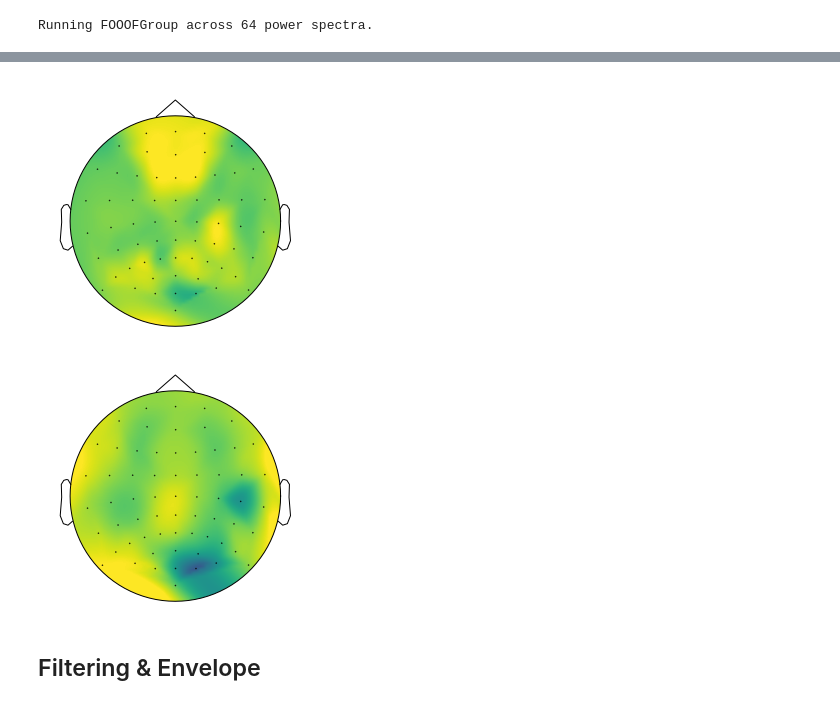
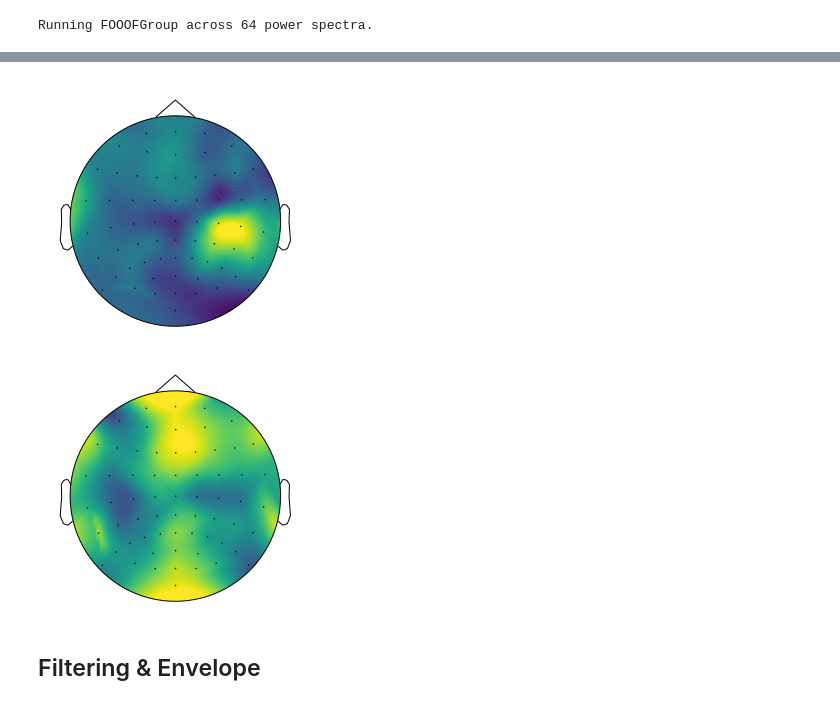
Before and after one commit to TomDonoghue/EEGparam, a Jupyter notebook: notebooks/FOOOF-EEG.ipynb, the cells around one changed output, grey strips where cells are left out. Drawn from its saved outputs; the diff is of its cells as text; code cells hidden in the pictures.

```diff
--- a/notebooks/FOOOF-EEG.ipynb
+++ b/notebooks/FOOOF-EEG.ipynb
@@ -60,6 +65,7 @@ avg_func = np.mean
 # Get list of subject files
 subj_files = os.listdir(dat_path)
 subj_files = [file for file in subj_files if extension.lower() in file.lower()]
+subj_files = sorted(subj_files)
 # %%
 # Get & check which subject is being run
 subj_file = subj_files[sub_ind]
@@ -287,12 +315,10 @@ plt.plot(eeg_dat.times[inds[0]:inds[1]], eeg_dat._data[ch_ind, inds[0]:inds[1]])
 n_fft, n_overlap, n_per_seg = int(2*srate), int(srate), int(2*srate)
 
 # Data settings
-fmin, fmax = 1, 50
-tmin, tmax = 5, 125
-#tmin, tmax = 10, 130
-#tmin, tmax = 100, 220
-#tmin, tmax = 1500, 1620
+fmin, fmax = (1, 50)
+tmin, tmax = (5, 125)
 
 # Calculate PSDs (across all channels) - from the first 2 minute of data
-psds, freqs = mne.time_frequency.psd_welch(eeg_dat, fmin=fmin, fmax=fmax, tmin=tmin ,tmax=tmax,
-                                           n_fft=n_fft, n_overlap=n_overlap, n_per_seg=n_per_seg, verbose=False)
+psds, freqs = mne.time_frequency.psd_welch(
+    eeg_dat, fmin=fmin, fmax=fmax, tmin=tmin ,tmax=tmax,
+    n_fft=n_fft, n_overlap=n_overlap, n_per_seg=n_per_seg, verbose=False)
@@ -299,7 +344,8 @@ psds, freqs = mne.time_frequency.psd_welch(eeg_dat, fmin=fmin, fmax=fmax, tmin=t
 # %%
 # Initialize FOOOFGroup object
 f_range = [3, 25]
-fg = FOOOFGroup(peak_width_limits=[1, 6], max_n_peaks=6, min_peak_amplitude=0.05, peak_threshold=1.5)
+fg = FOOOFGroup(peak_width_limits=[1, 6], max_n_peaks=6,
+                min_peak_height=0.05, peak_threshold=1.5)
 
 # Run FOOOF across all power spectra
 fg.fit(freqs, psds, f_range, n_jobs=-1)
@@ -353,28 +404,28 @@ fg.plot()
 # %%
 # Extract some FOOOF data across all electrodes
 
-# Extract slopes - all channels
-all_sls = fg.get_all_data('aperiodic_params', 'exponent')
+# Extract exponents - all channels
+all_exps = fg.get_params('aperiodic_params', 'exponent')
 
 # Extract alpha oscillations - all channels
-alphas = get_band_peak_group(fg.get_all_data('peak_params'), [7, 14], len(fg))
+alphas = get_band_peak_group(fg.get_params('peak_params'), bands.alpha, len(fg))
 # %%
 # Plot alpha topography
-dat_ind = 0 # 0:CF; 1:Amp; 2:BW
+dat_ind = 1 # 0:CF; 1:PW; 2:BW
 
 # For sake of visualization, replace any NaN with the mean
 temp_dat = alphas[:, dat_ind]
 inds = np.where(np.isnan(temp_dat))
 temp_dat[inds] = np.nanmean(temp_dat)
 
 mne.viz.plot_topomap(temp_dat, eeg_dat.info, cmap=cm.viridis, contours=0);
 # %% [output]
-[figure, old version]
+[figure, new version]
 # %%
-# Plot slope topography
-mne.viz.plot_topomap(all_sls, eeg_dat.info, cmap=cm.viridis, contours=0);
+# Plot exponent topography
+mne.viz.plot_topomap(all_exps, eeg_dat.info, cmap=cm.viridis, contours=0);
 # %% [output]
-[figure, old version]
+[figure, new version]
 # %% [markdown]
 ## Filtering & Envelope
 # %% [markdown]
```
Also changed, not shown: parts of 53 cells of this notebook, 3 other files.
